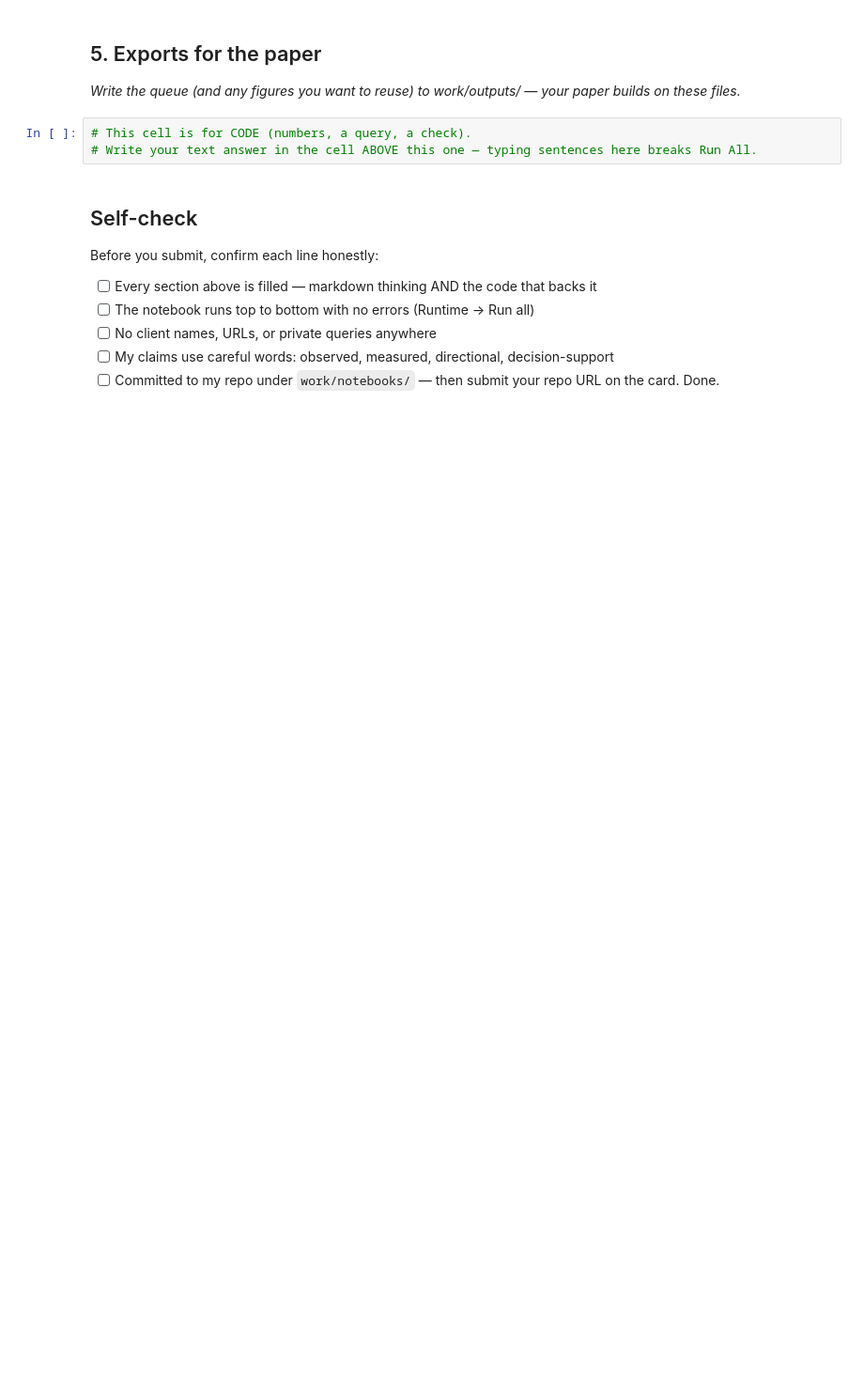
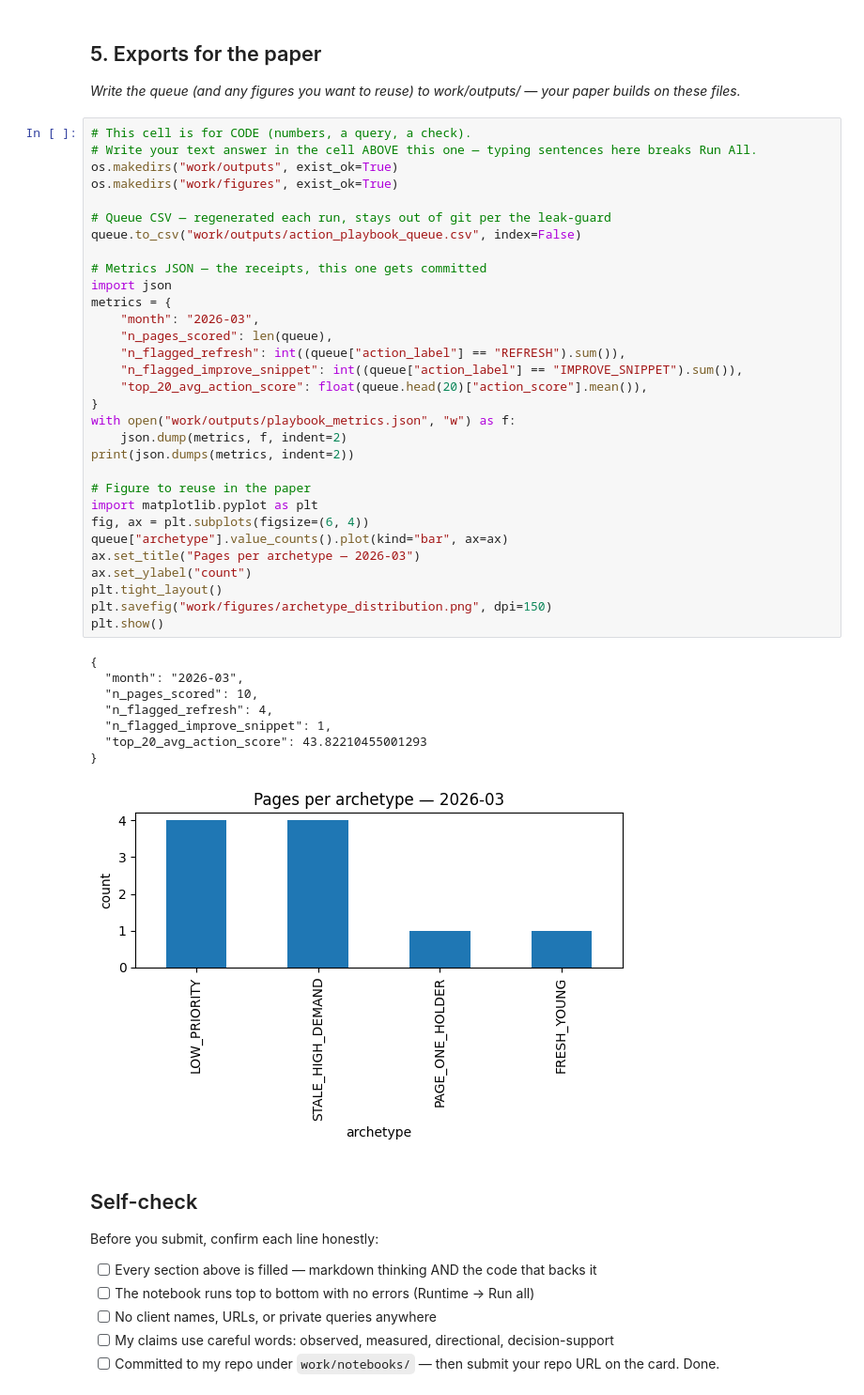
Before and after one commit to hassanqureshi46278-art/flyrank-Internship-ML, a Jupyter notebook: work/notebooks/w07_action_playbook.ipynb, the cells around one changed output. Shown at 94% size. Saved outputs shown, nothing was run; the diff lists cells and outputs as text; blank space fills up the shorter version.

```diff
--- a/work/notebooks/w07_action_playbook.ipynb
+++ b/work/notebooks/w07_action_playbook.ipynb
@@ -38,9 +135,46 @@ This skeleton is yours to fill. Work the sections **in order** — each one has
 ## 5. Exports for the paper
 
 *Write the queue (and any figures you want to reuse) to work/outputs/ — your paper builds on these files.*
-# %%
-# This cell is for CODE (numbers, a query, a check).
-# Write your text answer in the cell ABOVE this one — typing sentences here breaks Run All.
+# %%
+# This cell is for CODE (numbers, a query, a check).
+# Write your text answer in the cell ABOVE this one — typing sentences here breaks Run All.
+os.makedirs("work/outputs", exist_ok=True)
+os.makedirs("work/figures", exist_ok=True)
+
+# Queue CSV — regenerated each run, stays out of git per the leak-guard
+queue.to_csv("work/outputs/action_playbook_queue.csv", index=False)
+
+# Metrics JSON — the receipts, this one gets committed
+import json
+metrics = {
+    "month": "2026-03",
+    "n_pages_scored": len(queue),
+    "n_flagged_refresh": int((queue["action_label"] == "REFRESH").sum()),
+    "n_flagged_improve_snippet": int((queue["action_label"] == "IMPROVE_SNIPPET").sum()),
+    "top_20_avg_action_score": float(queue.head(20)["action_score"].mean()),
+}
+with open("work/outputs/playbook_metrics.json", "w") as f:
+    json.dump(metrics, f, indent=2)
+print(json.dumps(metrics, indent=2))
+
+# Figure to reuse in the paper
+import matplotlib.pyplot as plt
+fig, ax = plt.subplots(figsize=(6, 4))
+queue["archetype"].value_counts().plot(kind="bar", ax=ax)
+ax.set_title("Pages per archetype — 2026-03")
+ax.set_ylabel("count")
+plt.tight_layout()
+plt.savefig("work/figures/archetype_distribution.png", dpi=150)
+plt.show()
+# %% [output]
+{
+  "month": "2026-03",
+  "n_pages_scored": 10,
+  "n_flagged_refresh": 4,
+  "n_flagged_improve_snippet": 1,
+  "top_20_avg_action_score": 43.82210455001293
+}
+[figure, added]
 # %% [markdown]
 ## Self-check
 
```
Also changed, not shown: parts of 8 cells of this notebook.
